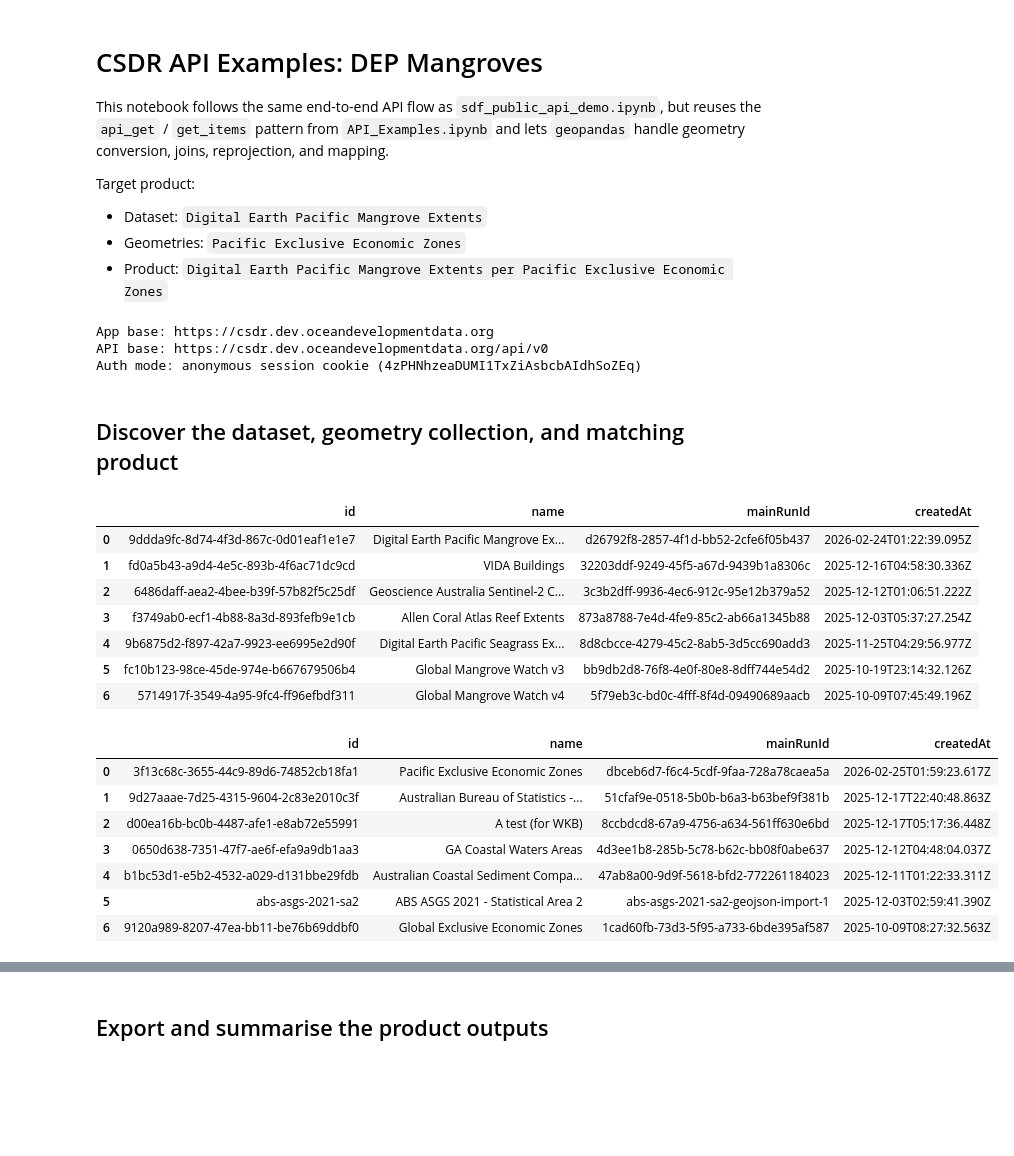
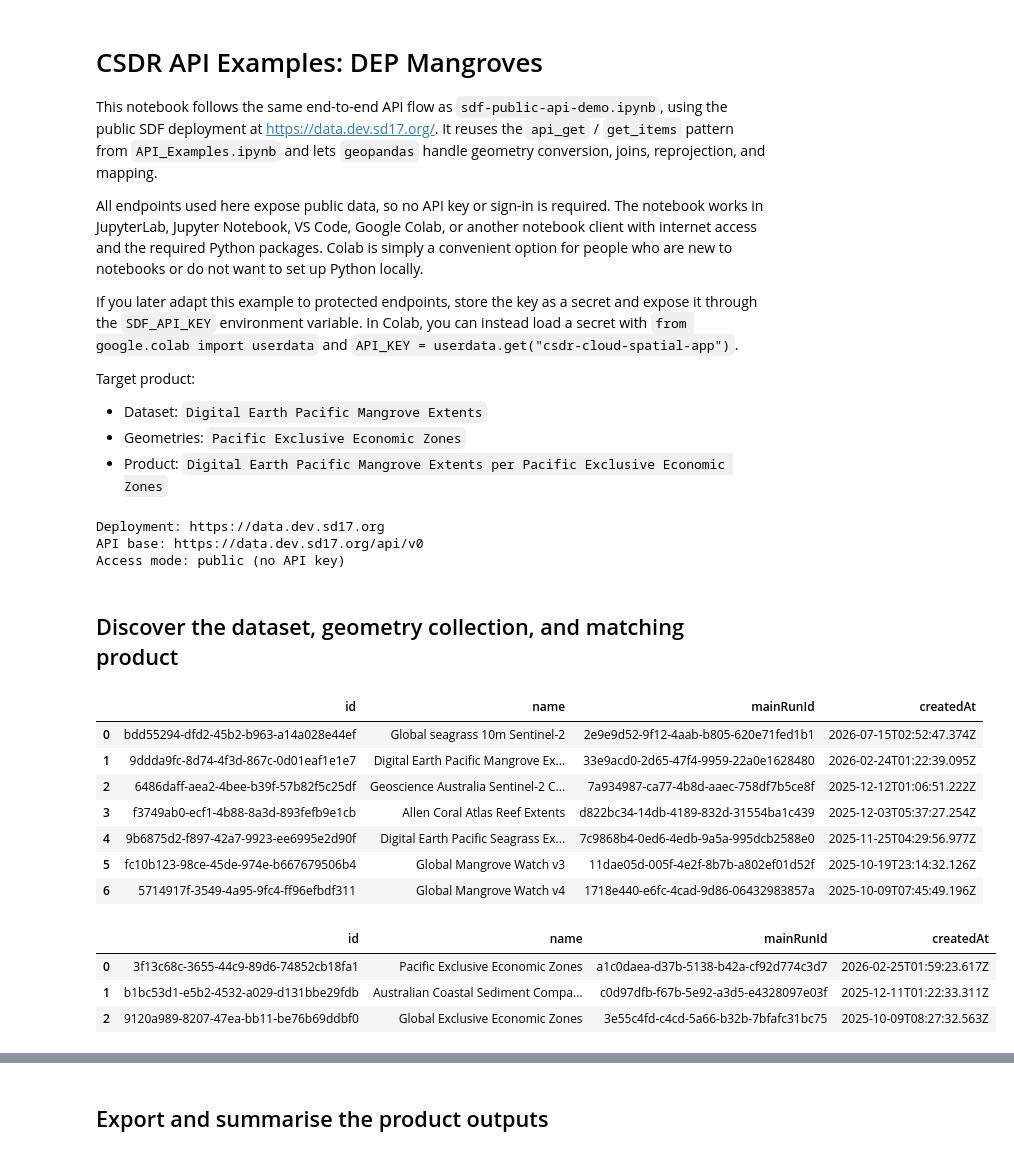
Before and after one commit to SustainableDevelopmentReform/csdr-cloud-spatial, a Jupyter notebook: notebooks/API_Example_DEP-Mangroves.ipynb, the cells around one changed output, grey strips where cells are left out. Drawn from its saved outputs; the diff is of its cells as text; code cells hidden in the pictures; blank space fills up the shorter version.

Commit message:
update some notebooks to current deployment (#163)

```diff
--- a/notebooks/API_Example_DEP-Mangroves.ipynb
+++ b/notebooks/API_Example_DEP-Mangroves.ipynb
@@ -1,7 +1,11 @@
 # %% [markdown]
 # CSDR API Examples: DEP Mangroves
 
-This notebook follows the same end-to-end API flow as `sdf_public_api_demo.ipynb`, but reuses the `api_get` / `get_items` pattern from `API_Examples.ipynb` and lets `geopandas` handle geometry conversion, joins, reprojection, and mapping.
+This notebook follows the same end-to-end API flow as `sdf-public-api-demo.ipynb`, using the public SDF deployment at [https://data.dev.sd17.org/](https://data.dev.sd17.org/). It reuses the `api_get` / `get_items` pattern from `API_Examples.ipynb` and lets `geopandas` handle geometry conversion, joins, reprojection, and mapping.
+
+All endpoints used here expose public data, so no API key or sign-in is required. The notebook works in JupyterLab, Jupyter Notebook, VS Code, Google Colab, or another notebook client with internet access and the required Python packages. Colab is simply a convenient option for people who are new to notebooks or do not want to set up Python locally.
+
+If you later adapt this example to protected endpoints, store the key as a secret and expose it through the `SDF_API_KEY` environment variable. In Colab, you can instead load a secret with `from google.colab import userdata` and `API_KEY = userdata.get("csdr-cloud-spatial-app")`.
 
 Target product:
 - Dataset: `Digital Earth Pacific Mangrove Extents`
@@ -79,58 +75,50 @@ def get_items(path: str, params: dict | None = None, headers: dict | None = None
 # %%
 if API_KEY:
     session.headers["x-api-key"] = API_KEY
-    auth_mode = "x-api-key header"
-else:
-    anonymous = auth_post("/sign-in/anonymous")
-    auth_mode = f"anonymous session cookie ({anonymous['user']['id']})"
 
-print("App base:", APP_BASE_URL)
+print("Deployment:", APP_BASE_URL)
 print("API base:", API_BASE_URL)
-print("Auth mode:", auth_mode)
+print("Access mode:", "API key" if API_KEY else "public (no API key)")
 # %% [output]
-App base: https://csdr.dev.oceandevelopmentdata.org
-API base: https://csdr.dev.oceandevelopmentdata.org/api/v0
-Auth mode: anonymous session cookie (4zPHNhzeaDUMI1TxZiAsbcbAIdhSoZEq)
+Deployment: https://data.dev.sd17.org
+API base: https://data.dev.sd17.org/api/v0
+Access mode: public (no API key)
 # %% [markdown]
 ## Discover the dataset, geometry collection, and matching product
 # %%
 datasets_df = pd.DataFrame(list(get_items("/dataset", params={"size": 100})))
 geometries_df = pd.DataFrame(list(get_items("/geometries", params={"size": 100})))
 
 display(datasets_df[["id", "name", "mainRunId", "createdAt"]])
 display(geometries_df[["id", "name", "mainRunId", "createdAt"]])
 
 dataset_row = datasets_df.loc[datasets_df["name"] == TARGET_DATASET_NAME].iloc[0]
 geometry_row = geometries_df.loc[geometries_df["name"] == TARGET_GEOMETRY_NAME].iloc[0]
 
 products_df = pd.DataFrame(
     list(
         get_items(
             "/product",
             params={
                 "datasetId": dataset_row["id"],
                 "geometriesId": geometry_row["id"],
                 "size": 100,
             },
         )
     )
 )
 
-display(products_df[["id", "name", "mainRunId", "timePrecision", "createdAt"]])
+display(products_df[["id", "name", "mainRunId", "visibility", "createdAt"]])
 # %% [output]
 |  | id | name | mainRunId | createdAt |
-| 0 | 9ddda9fc-8d74-4f3d-867c-0d01eaf1e1e7 | Digital Earth Pacific Mangrove Ex... | d26792f8-2857-4f1d-bb52-2cfe6f05b437 | 2026-02-24T01:22:39.095Z |
-| 1 | fd0a5b43-a9d4-4e5c-893b-4f6ac71dc9cd | VIDA Buildings | 32203ddf-9249-45f5-a67d-9439b1a8306c | 2025-12-16T04:58:30.336Z |
-| 2 | 6486daff-aea2-4bee-b39f-57b82f5c25df | Geoscience Australia Sentinel-2 C... | 3c3b2dff-9936-4ec6-912c-95e12b379a52 | 2025-12-12T01:06:51.222Z |
-| 3 | f3749ab0-ecf1-4b88-8a3d-893fefb9e1cb | Allen Coral Atlas Reef Extents | 873a8788-7e4d-4fe9-85c2-ab66a1345b88 | 2025-12-03T05:37:27.254Z |
-| 4 | 9b6875d2-f897-42a7-9923-ee6995e2d90f | Digital Earth Pacific Seagrass Ex... | 8d8cbcce-4279-45c2-8ab5-3d5cc690add3 | 2025-11-25T04:29:56.977Z |
-| 5 | fc10b123-98ce-45de-974e-b667679506b4 | Global Mangrove Watch v3 | bb9db2d8-76f8-4e0f-80e8-8dff744e54d2 | 2025-10-19T23:14:32.126Z |
-| 6 | 5714917f-3549-4a95-9fc4-ff96efbdf311 | Global Mangrove Watch v4 | 5f79eb3c-bd0c-4fff-8f4d-09490689aacb | 2025-10-09T07:45:49.196Z |
+| 0 | bdd55294-dfd2-45b2-b963-a14a028e44ef | Global seagrass 10m Sentinel-2 | 2e9e9d52-9f12-4aab-b805-620e71fed1b1 | 2026-07-15T02:52:47.374Z |
+| 1 | 9ddda9fc-8d74-4f3d-867c-0d01eaf1e1e7 | Digital Earth Pacific Mangrove Ex... | 33e9acd0-2d65-47f4-9959-22a0e1628480 | 2026-02-24T01:22:39.095Z |
+| 2 | 6486daff-aea2-4bee-b39f-57b82f5c25df | Geoscience Australia Sentinel-2 C... | 7a934987-ca77-4b8d-aaec-758df7b5ce8f | 2025-12-12T01:06:51.222Z |
+| 3 | f3749ab0-ecf1-4b88-8a3d-893fefb9e1cb | Allen Coral Atlas Reef Extents | d822bc34-14db-4189-832d-31554ba1c439 | 2025-12-03T05:37:27.254Z |
+| 4 | 9b6875d2-f897-42a7-9923-ee6995e2d90f | Digital Earth Pacific Seagrass Ex... | 7c9868b4-0ed6-4edb-9a5a-995dcb2588e0 | 2025-11-25T04:29:56.977Z |
+| 5 | fc10b123-98ce-45de-974e-b667679506b4 | Global Mangrove Watch v3 | 11dae05d-005f-4e2f-8b7b-a802ef01d52f | 2025-10-19T23:14:32.126Z |
+| 6 | 5714917f-3549-4a95-9fc4-ff96efbdf311 | Global Mangrove Watch v4 | 1718e440-e6fc-4cad-9d86-06432983857a | 2025-10-09T07:45:49.196Z |
 |  | id | name | mainRunId | createdAt |
-| 0 | 3f13c68c-3655-44c9-89d6-74852cb18fa1 | Pacific Exclusive Economic Zones | dbceb6d7-f6c4-5cdf-9faa-728a78caea5a | 2026-02-25T01:59:23.617Z |
-| 1 | 9d27aaae-7d25-4315-9604-2c83e2010c3f | Australian Bureau of Statistics -... | 51cfaf9e-0518-5b0b-b6a3-b63bef9f381b | 2025-12-17T22:40:48.863Z |
-| 2 | d00ea16b-bc0b-4487-afe1-e8ab72e55991 | A test (for WKB) | 8ccbdcd8-67a9-4756-a634-561ff630e6bd | 2025-12-17T05:17:36.448Z |
-| 3 | 0650d638-7351-47f7-ae6f-efa9a9db1aa3 | GA Coastal Waters Areas | 4d3ee1b8-285b-5c78-b62c-bb08f0abe637 | 2025-12-12T04:48:04.037Z |
-| 4 | b1bc53d1-e5b2-4532-a029-d131bbe29fdb | Australian Coastal Sediment Compa... | 47ab8a00-9d9f-5618-bfd2-772261184023 | 2025-12-11T01:22:33.311Z |
-| 5 | abs-asgs-2021-sa2 | ABS ASGS 2021 - Statistical Area 2 | abs-asgs-2021-sa2-geojson-import-1 | 2025-12-03T02:59:41.390Z |
-| 6 | 9120a989-8207-47ea-bb11-be76b69ddbf0 | Global Exclusive Economic Zones | 1cad60fb-73d3-5f95-a733-6bde395af587 | 2025-10-09T08:27:32.563Z |
+| 0 | 3f13c68c-3655-44c9-89d6-74852cb18fa1 | Pacific Exclusive Economic Zones | a1c0daea-d37b-5138-b42a-cf92d774c3d7 | 2026-02-25T01:59:23.617Z |
+| 1 | b1bc53d1-e5b2-4532-a029-d131bbe29fdb | Australian Coastal Sediment Compa... | c0d97dfb-f67b-5e92-a3d5-e4328097e03f | 2025-12-11T01:22:33.311Z |
+| 2 | 9120a989-8207-47ea-bb11-be76b69ddbf0 | Global Exclusive Economic Zones | 3e55c4fd-c4cd-5a66-b32b-7bfafc31bc75 | 2025-10-09T08:27:32.563Z |
```
Also changed, not shown: parts of 6 cells of this notebook, 2 other files.
